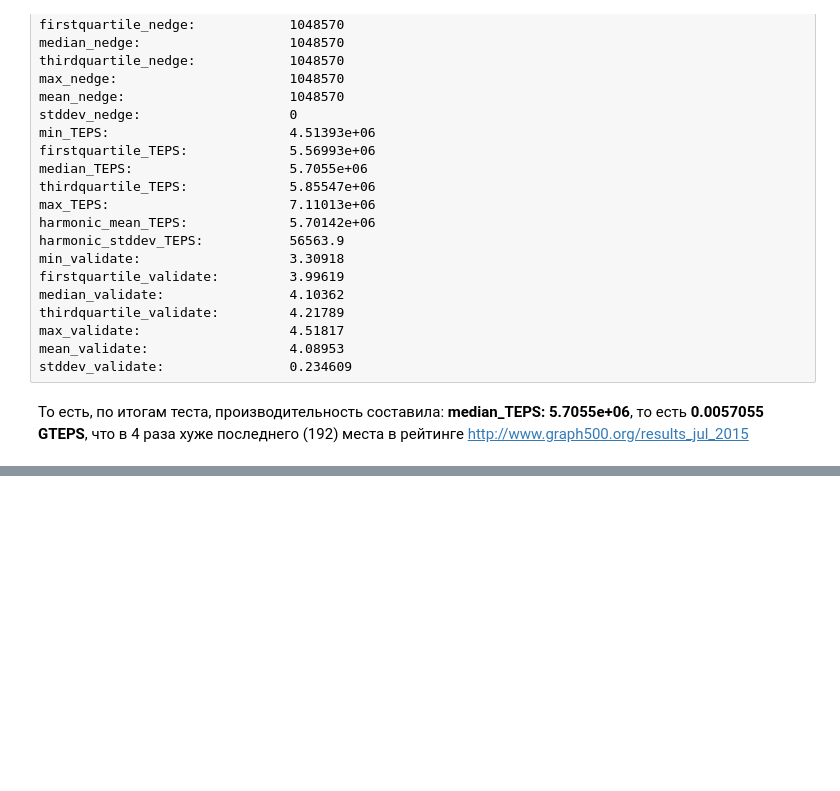
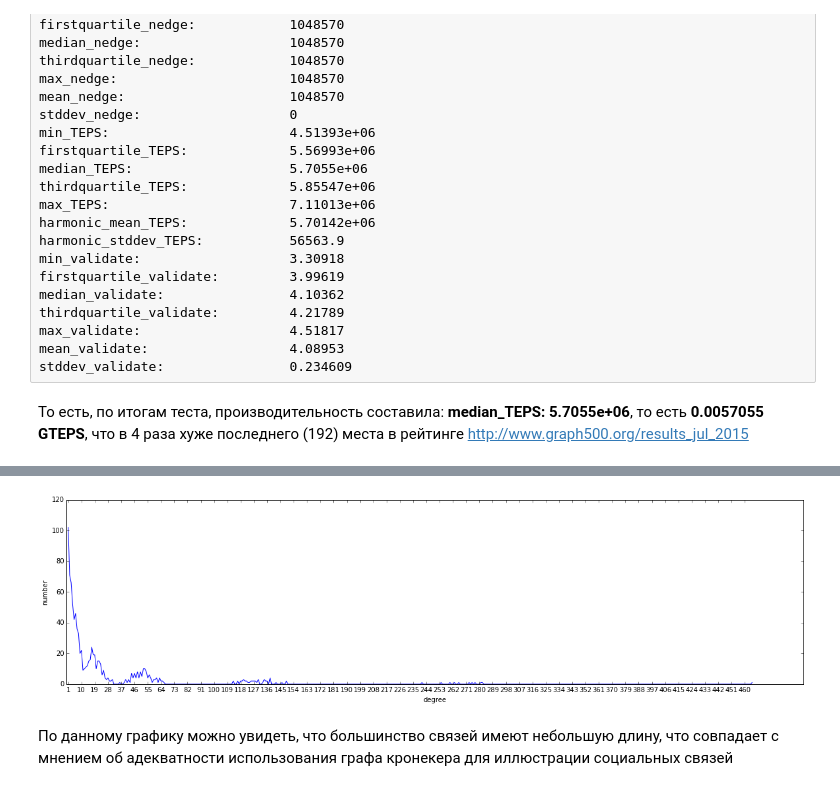
Before and after one commit to sajeruk/Mag.Par.Ex2, a Jupyter notebook: Ex2.ipynb, the cells around one changed output, grey strips where cells are left out. Drawn from its saved outputs; the diff is of its cells as text; code cells hidden in the pictures; blank space fills up the shorter version.

```diff
--- a/Ex2.ipynb
+++ b/Ex2.ipynb
@@ -43,0 +62,12 @@ stddev_validate:                0.234609
+# %%
+def graph_from_file(filename):
+    DG = nx.DiGraph()
+    with open(filename, 'r') as file:
+        header = file.readline()
+        scale, N = map(int, header.strip().split())
+        # DG.add_nodes_from(range(N))
+        for line in file:
+            DG.add_edge(*map(int, line.strip().split()))
+    return DG
+# %%
+graph = graph_from_file('graph.10-16.data')
@@ -43,0 +134,20 @@ stddev_validate:                0.234609
+# %%
+from collections import Counter
+import pylab
+import operator
+
+def printGraphDegreeDistribution(gr):
+    cnt = Counter()
+    for v in gr.degree().values():
+        cnt[v] += 1
+    #sorted_cnt = sorted(cnt.items(), key=operator.itemgetter(0))
+    max_degree = max(list(cnt.keys()))
+    out_bins = []
+    out_values = []
+    for i in range(1, max_degree + 1):
+        out_bins.append(i)
+        out_values.append(cnt[i])
+    pylab.plot(out_bins, out_values)
+    pylab.xlabel('degree')
+    pylab.ylabel('number')
+    pylab.xticks(range(1, max_degree + 1, 9))
@@ -43,0 +160,9 @@ stddev_validate:                0.234609
+# %%
+from pylab import rcParams
+rcParams['figure.figsize'] = 20, 5
+
+printGraphDegreeDistribution(graph)
+# %% [output]
+[figure, added]
+# %% [markdown]
+По данному графику можно увидеть, что большинство связей имеют небольшую длину, что совпадает с мнением об адекватности использования графа кронекера для иллюстрации социальных связей
```
Also changed, not shown: parts of 23 cells of this notebook.
